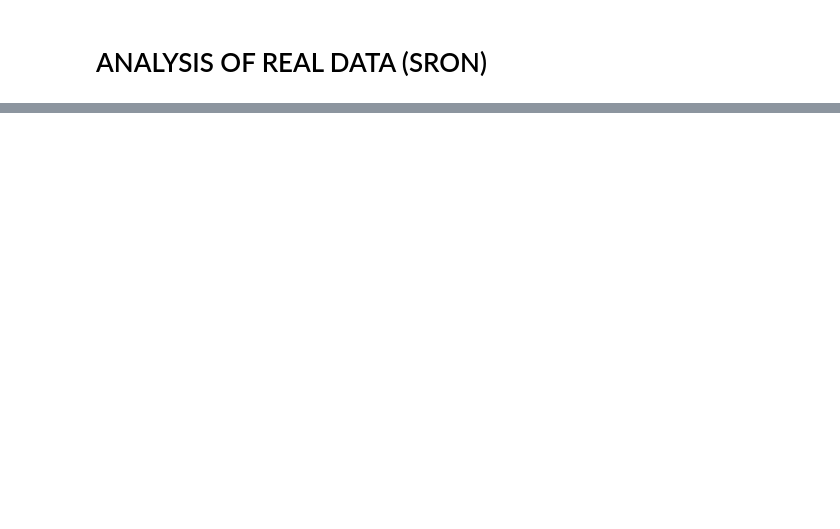
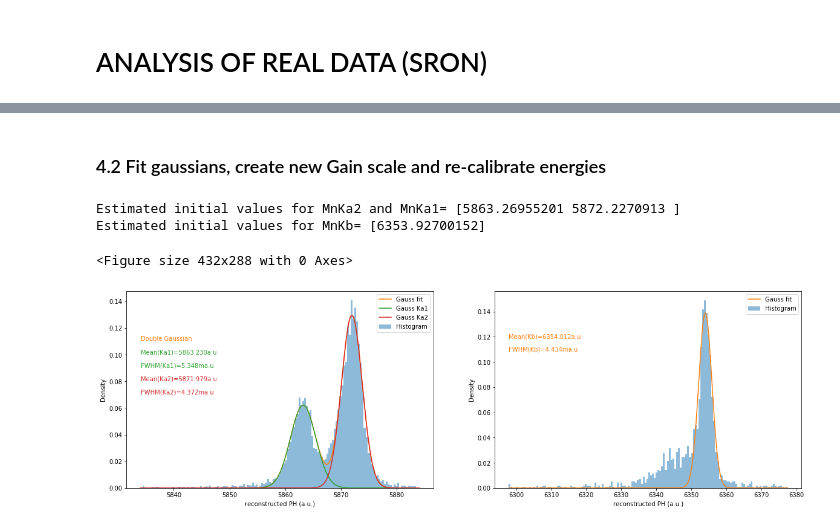
Before and after one commit to mtceballos/SIRENAcode, a Jupyter notebook: realData/h5Files/analysis.ipynb, the cells around one changed output, grey strips where cells are left out. Cells and saved outputs as stored; diff of their text form; code cells hidden in the pictures; blank space fills up the shorter version.

Commit message:
Updated py aux routines as individual files; analisis of real data notebook

```diff
--- a/realData/h5Files/analysis.ipynb
+++ b/realData/h5Files/analysis.ipynb
@@ -824,0 +632,18 @@ auxpy.fitVoigt2hist(data1=enerKasAbs_HR, data2=enerKbAbs_HR, lines1=MnKas, lines
+# %%
+# select data in Kas and Kb with no problems in baseline
+minBSLN = 1e5
+# select data in Kas range
+dataKas_HR = data_HR[(data_HR.SIGNAL>5.86) & (data_HR.SIGNAL<5.91)]
+len1 = len(dataKas_HR)
+dataKas_HR = dataKas_HR[dataKas_HR.BSLN>minBSLN]
+len2 = len(dataKas_HR)
+print("Missing",(len1-len2), "records due to unusual baseline(<", minBSLN,")")
+
+# select data in Kb range
+print("plen=", plen)
+dataKb_HR = data_HR[(data_HR.SIGNAL>6.31) & (data_HR.SIGNAL<6.39)]
+len1 = len(dataKb_HR)
+dataKb_HR = dataKb_HR[dataKb_HR.BSLN>minBSLN]
+len2 = len(dataKb_HR)
+print("Missing",(len1-len2), "records due to unusual baseline(<", minBSLN,")")
+print("Min BSLN in dataKb_HR:", min(dataKb_HR.BSLN))
@@ -824,0 +754,7 @@ auxpy.fitVoigt2hist(data1=enerKasAbs_HR, data2=enerKbAbs_HR, lines1=MnKas, lines
+# %%
+phaseKas_HR = dataKas_HR.PHI + dataKas_HR.LAGS
+phaseKb_HR = dataKb_HR.PHI + dataKb_HR.LAGS
+#print(len(phaseKas_HR))
+
+dataKas_HR_jitter = jitterCorr(reconPH=dataKas_HR.SIGNAL, phase=phaseKas_HR)
+dataKb_HR_jitter = jitterCorr(reconPH=dataKb_HR.SIGNAL, phase=phaseKb_HR)
@@ -824,0 +888,22 @@ auxpy.fitVoigt2hist(data1=enerKasAbs_HR, data2=enerKbAbs_HR, lines1=MnKas, lines
+# %% [markdown]
+### 4.2 Fit gaussians, create new Gain scale and re-calibrate energies
+# %%
+nbinsKas = 150
+nbinsKb = 150
+# use kernel density function to get an initial (automatic) estimation of the centres of the lines
+centresA = getMaximaDensity(data=1e3*dataKas_HR_jitter_bsln, nmaxima=2, intervalmin=5850, intervalmax=5880)
+#centresA=[5850,5860] # for oflen=256
+print("Estimated initial values for MnKa2 and MnKa1=",centresA)
+centresB = getMaximaDensity(data=1e3*dataKb_HR_jitter_bsln, nmaxima=1, intervalmin=6330, intervalmax=6360)
+#centresB=[6375]
+print("Estimated initial values for MnKb=",centresB)
+(mean1bsln, mean2bsln, mean3bsln) = fit3gauss2hist(data1=1e3*dataKas_HR_jitter_bsln, data2=1e3*dataKb_HR_jitter_bsln,
+                                          a1=0.06, a2=0.12, a3=0.11, sig1=5, sig2=5, sig3=5,
+                                          mean1=centresA[0], mean2=centresA[1], mean3=centresB[0],
+                                          nbins1=nbinsKas, nbins2=nbinsKb,
+                                          xlab="reconstructed PH (a.u.)", plot=True)
+# %% [output]
+Estimated initial values for MnKa2 and MnKa1= [5863.26955201 5872.2270913 ]
+Estimated initial values for MnKb= [6353.92700152]
+<Figure size 432x288 with 0 Axes>
+[figure, added]
```
Also changed, not shown: parts of 160 cells of this notebook, 31 other files.
